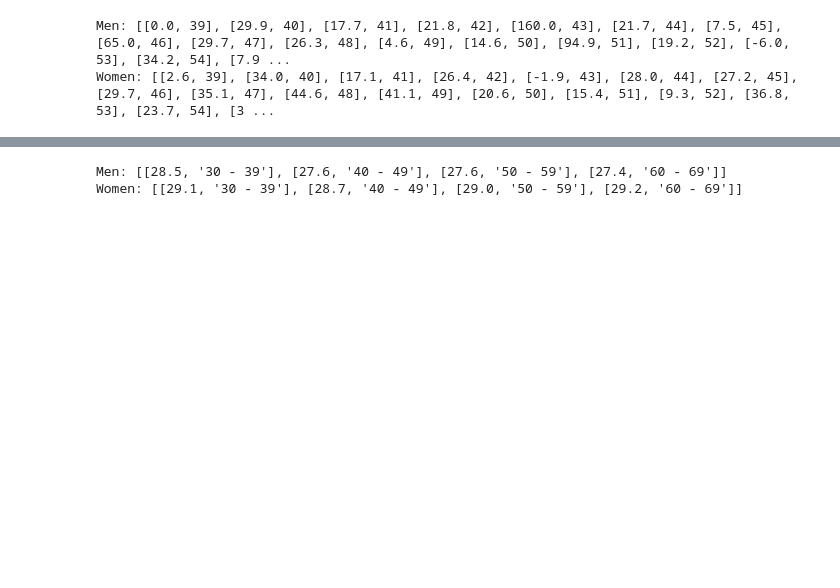
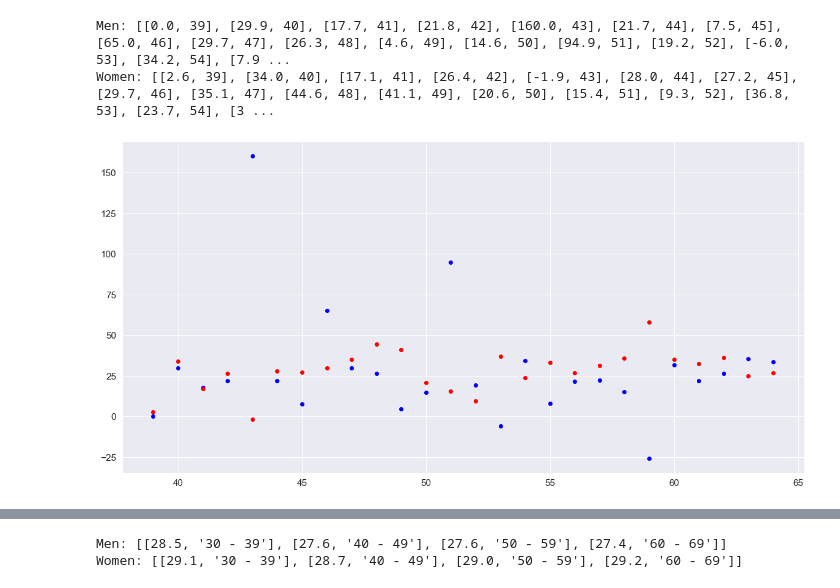
Before and after one commit to AustinTD4/Group-5-PBD, a Jupyter notebook: Experimenting.ipynb, the cells around one changed output, grey strips where cells are left out. Drawn from its saved outputs; the diff is of its cells as text; code cells hidden in the pictures; blank space fills up the shorter version.

```diff
--- a/Experimenting.ipynb
+++ b/Experimenting.ipynb
@@ -270,6 +261,16 @@ print('Women:',dif_blood_all_ages_cardio(df.loc[df.gender_1 == 1]))
 # %% [output]
 Men: [[0.0, 39], [29.9, 40], [17.7, 41], [21.8, 42], [160.0, 43], [21.7, 44], [7.5, 45], [65.0, 46], [29.7, 47], [26.3, 48], [4.6, 49], [14.6, 50], [94.9, 51], [19.2, 52], [-6.0, 53], [34.2, 54], [7.9 ...
 Women: [[2.6, 39], [34.0, 40], [17.1, 41], [26.4, 42], [-1.9, 43], [28.0, 44], [27.2, 45], [29.7, 46], [35.1, 47], [44.6, 48], [41.1, 49], [20.6, 50], [15.4, 51], [9.3, 52], [36.8, 53], [23.7, 54], [3 ...
+# %%
+aaa, bbb = separate_data(dif_blood_all_ages_cardio(df.loc[df.gender_2 == 1]))
+plt.scatter(bbb, aaa, c= 'blue')
+ccc, ddd = separate_data(dif_blood_all_ages_cardio(df.loc[df.gender_1 == 1]))
+
+plt.scatter(ddd, ccc, c = 'red')
+# plt.legend()
+plt.show()
+# %% [output]
+[figure, added]
 # %%
 def avg_bmi_age_groups_cardio(df):
     df = df.loc[df.cardio == 1]
```
Also changed, not shown: parts of 8 cells of this notebook.
